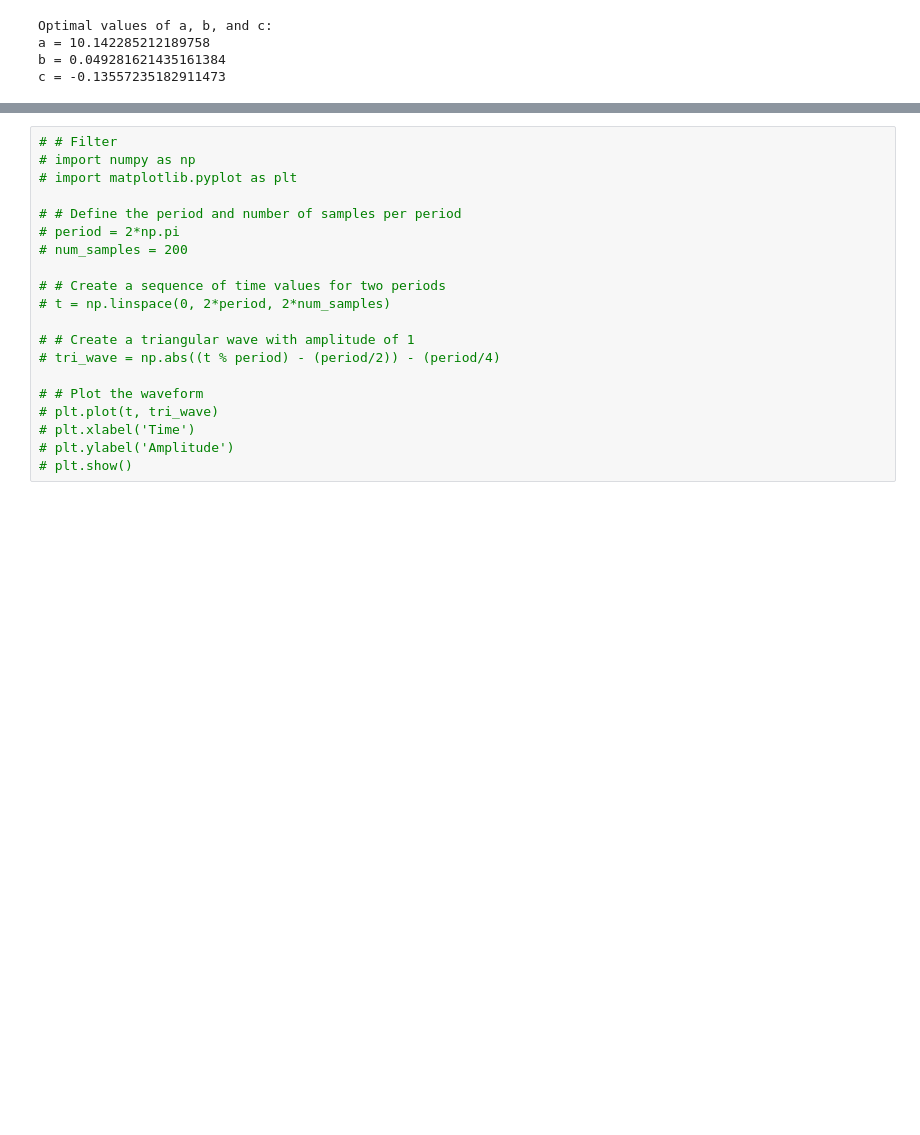
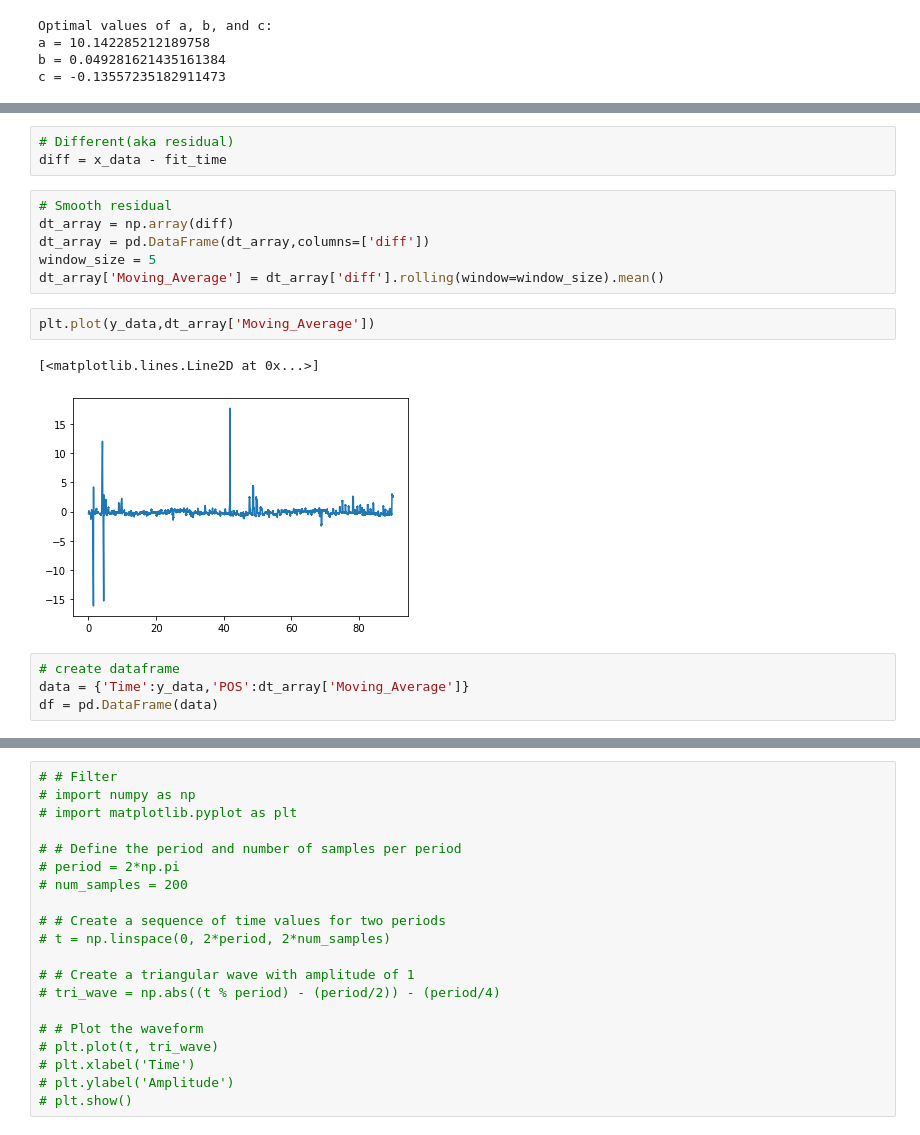
Before and after one commit to jamesleocodes/eye_movement, a Jupyter notebook: gain/gain_calc.ipynb, the cells around one changed output, grey strips where cells are left out. Saved outputs shown, nothing was run; the diff lists cells and outputs as text; blank space fills up the shorter version.

```diff
--- a/gain/gain_calc.ipynb
+++ b/gain/gain_calc.ipynb
@@ -202,0 +285,18 @@ c = -0.13557235182911473
+# %%
+# Different(aka residual)
+diff = x_data - fit_time
+# %%
+# Smooth residual
+dt_array = np.array(diff)
+dt_array = pd.DataFrame(dt_array,columns=['diff'])
+window_size = 5
+dt_array['Moving_Average'] = dt_array['diff'].rolling(window=window_size).mean()
+# %%
+plt.plot(y_data,dt_array['Moving_Average'])
+# %% [output]
+[<matplotlib.lines.Line2D at 0x...>]
+[figure, added]
+# %%
+# create dataframe
+data = {'Time':y_data,'POS':dt_array['Moving_Average']}
+df = pd.DataFrame(data)
```
Also changed, not shown: parts of 29 cells of this notebook, 3 other files.
